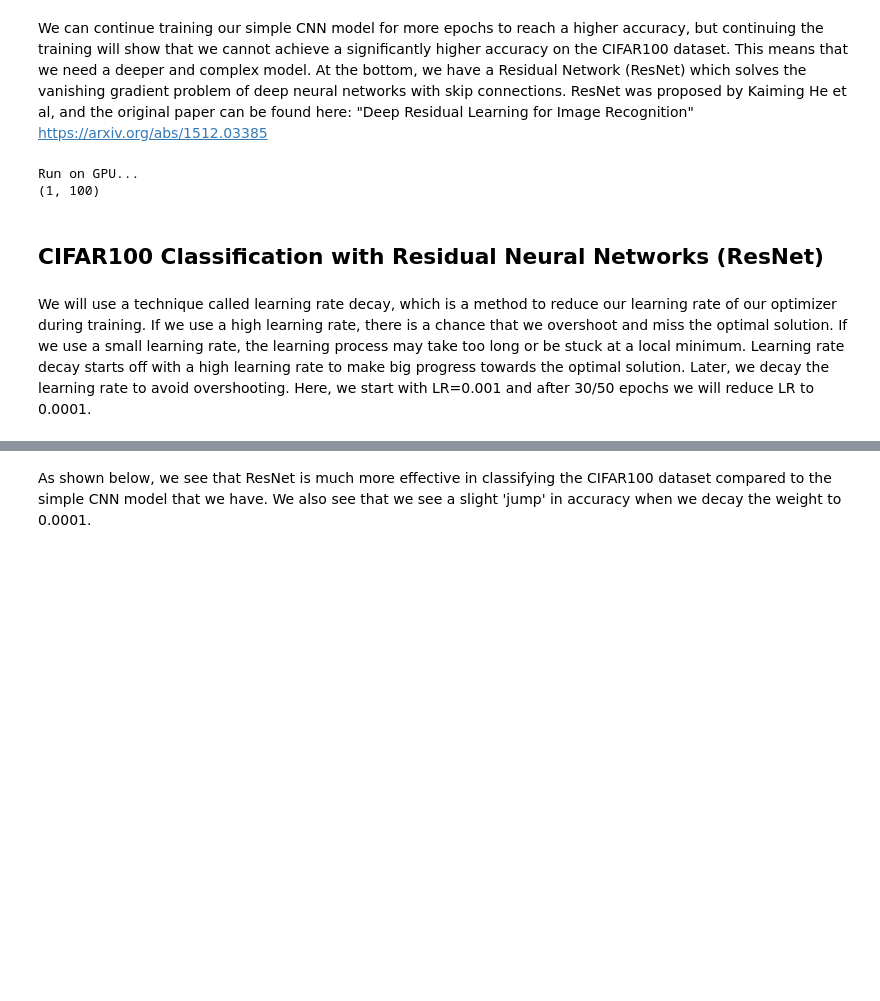
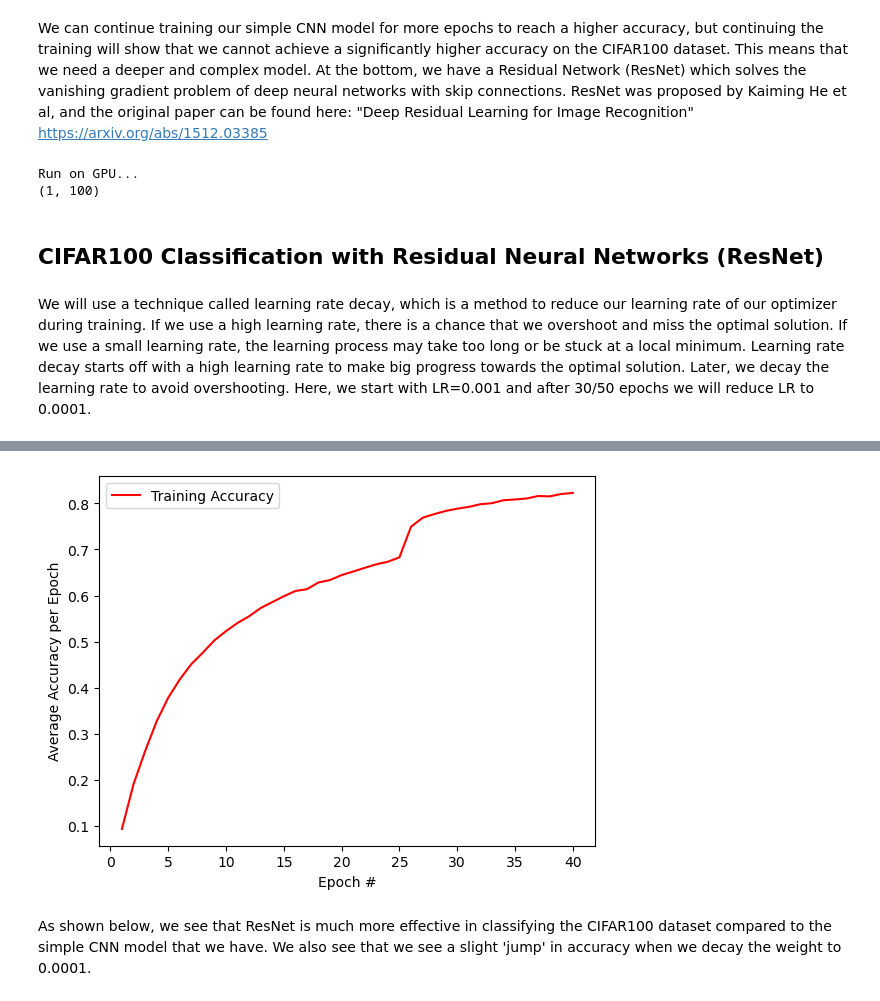
Before and after one commit to mjang01011/pytorch-demo, a Jupyter notebook: Convolutional_Neural_Networks.ipynb, the cells around one changed output, grey strips where cells are left out. Saved outputs shown, nothing was run; the diff lists cells and outputs as text; code cells hidden in the pictures; blank space fills up the shorter version.

```diff
--- a/Convolutional_Neural_Networks.ipynb
+++ b/Convolutional_Neural_Networks.ipynb
@@ -607,7 +607,7 @@ for i in range(0, EPOCHS):
   print("Epoch %d:" %i)
   total_examples = 0
   correct_examples = 0
-  for batch_idx, (inputs, targets) in enumerate(data_loader):
+  for batch_idx, (inputs, targets) in enumerate(train_loader):
     inputs = inputs.to(device)
     targets = targets.to(device)
     out = model(inputs)
@@ -723,6 +723,58 @@ Run on GPU...
 We will use a technique called learning rate decay, which is a method to reduce our learning rate of our optimizer during training. If we use a high learning rate, there is a chance that we overshoot and miss the optimal solution. If we use a small learning rate, the learning process may take too long or be stuck at a local minimum. Learning rate decay starts off with a high learning rate to make big progress towards the optimal solution. Later, we decay the learning rate to avoid overshooting. Here, we start with LR=0.001 and after 30/50 epochs we will reduce LR to 0.0001.
 # %%
 import os, sys
+def train_model(model, LR, DECAY, REG, EPOCHS, DECAY_EPOCHS, BATCH_SIZE, train_loader, model_name):
+    model = ResNet(ResidualBlock).to(device)
+    CHECKPOINT_FOLDER = "./saved_model"
+
+    criterion = torch.nn.CrossEntropyLoss().to(device)
+    optimizer = optim.Adam(model.parameters(), lr=LR, weight_decay=REG)
+
+    train_acc = []
+    best_acc = 0
+
+    print("==> Training starts!")
+    print("="*50)
+    for i in range(0, EPOCHS):
+      model.train()
+      print("Epoch %d:" %i)
+      total_examples = 0
+      correct_examples = 0
+      if i % DECAY_EPOCHS == 0 and i != 0:
+        LR = LR * DECAY
+        for param_group in optimizer.param_groups:
+            param_group['lr'] = LR
+      for batch_idx, (inputs, targets) in enumerate(train_loader):
+        inputs = inputs.to(device)
+        targets = targets.to(device)
+        out = model(inputs)
+        loss = criterion(out, targets)
+        optimizer.zero_grad()
+        loss.backward()
+        optimizer.step()
+        _, predicted = torch.max(out, 1)
+        total_examples += targets.size(0)
+        correct_examples += (predicted == targets).sum().item()
+        avg_acc = correct_examples / total_examples
+
+      # save the model checkpoint
+      if avg_acc > best_acc:
+          best_acc = avg_acc
+          if not os.path.exists(CHECKPOINT_FOLDER):
+              os.makedirs(CHECKPOINT_FOLDER)
+          print("Saving ...")
+          state = {'state_dict': model.state_dict(), 'epoch': i, 'lr': LR}
+          torch.save(state, os.path.join(CHECKPOINT_FOLDER, f'{model_name}.pth'))
+
+      print("Training accuracy: %.4f" %(avg_acc))
+      train_acc.append(avg_acc)
+    plt.figure()
+    plt.plot(np.arange(1,EPOCHS+1), np.array(train_acc), color='red')
+    plt.legend(['Training Accuracy'])
+    plt.xlabel('Epoch #')
+    plt.ylabel('Average Accuracy per Epoch')
+    plt.show()
+    return model
 
 LR = 0.001
 DECAY = 0.1
@@ -730,49 +782,7 @@ REG = 1e-4
 EPOCHS = 40
 DECAY_EPOCHS = 25
 BATCH_SIZE = 100
-CHECKPOINT_FOLDER = "./saved_model"
-
-criterion = torch.nn.CrossEntropyLoss().to(device)
-optimizer = optim.Adam(model.parameters(), lr=LR, weight_decay=REG)
-
-train_acc = []
-best_acc = 0
-
-print("==> Training starts!")
-print("="*50)
-for i in range(0, EPOCHS):
-  model.train()
-  print("Epoch %d:" %i)
-  total_examples = 0
-  correct_examples = 0
-  if i % DECAY_EPOCHS == 0 and i != 0:
-    LR = LR * DECAY
-    for param_group in optimizer.param_groups:
-        param_group['lr'] = LR
-  for batch_idx, (inputs, targets) in enumerate(train_loader):
-    inputs = inputs.to(device)
-    targets = targets.to(device)
-    out = model(inputs)
-    loss = criterion(out, targets)
-    optimizer.zero_grad()
-    loss.backward()
-    optimizer.step()
-    _, predicted = torch.max(out, 1)
-    total_examples += targets.size(0)
-    correct_examples += (predicted == targets).sum().item()
-    avg_acc = correct_examples / total_examples
-
-  # save the model checkpoint
-  if avg_acc > best_acc:
-      best_acc = avg_acc
-      if not os.path.exists(CHECKPOINT_FOLDER):
-          os.makedirs(CHECKPOINT_FOLDER)
-      print("Saving ...")
-      state = {'state_dict': model.state_dict(), 'epoch': i, 'lr': LR}
-      torch.save(state, os.path.join(CHECKPOINT_FOLDER, 'resnet.pth'))
-
-  print("Training accuracy: %.4f" %(avg_acc))
-  train_acc.append(avg_acc)
+model = train_model(model, LR, DECAY, REG, EPOCHS, DECAY_EPOCHS, BATCH_SIZE, train_loader, "resnet_baseline")
 # %% [output]
 ==> Training starts!
 ==================================================
@@ -794,2 +804,3 @@ Training accuracy: 0.9995
+[figure, added]
 # %% [markdown]
 As shown below, we see that ResNet is much more effective in classifying the CIFAR100 dataset compared to the simple CNN model that we have. We also see that we see a slight 'jump' in accuracy when we decay the weight to 0.0001.
```
Also changed, not shown: parts of 22 cells of this notebook, 1 other file.
